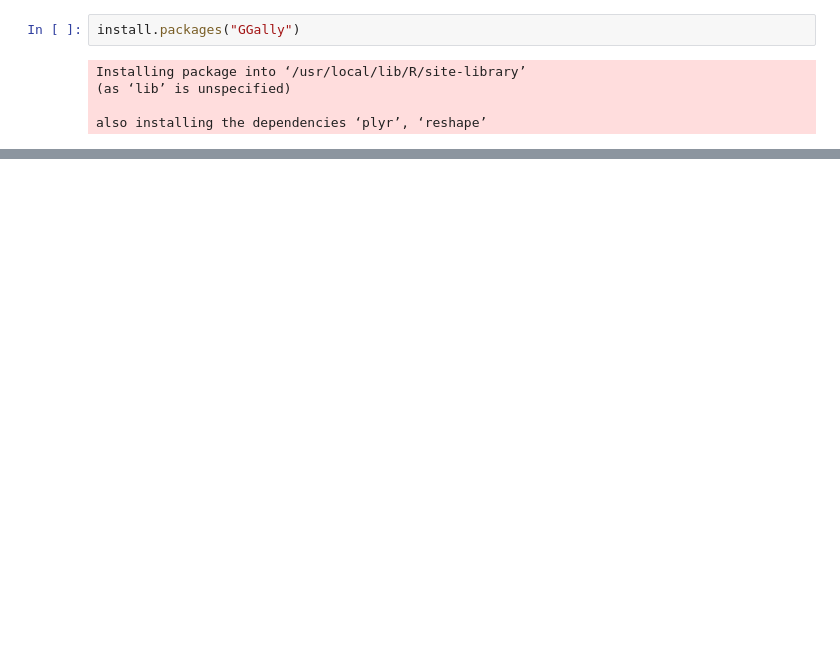
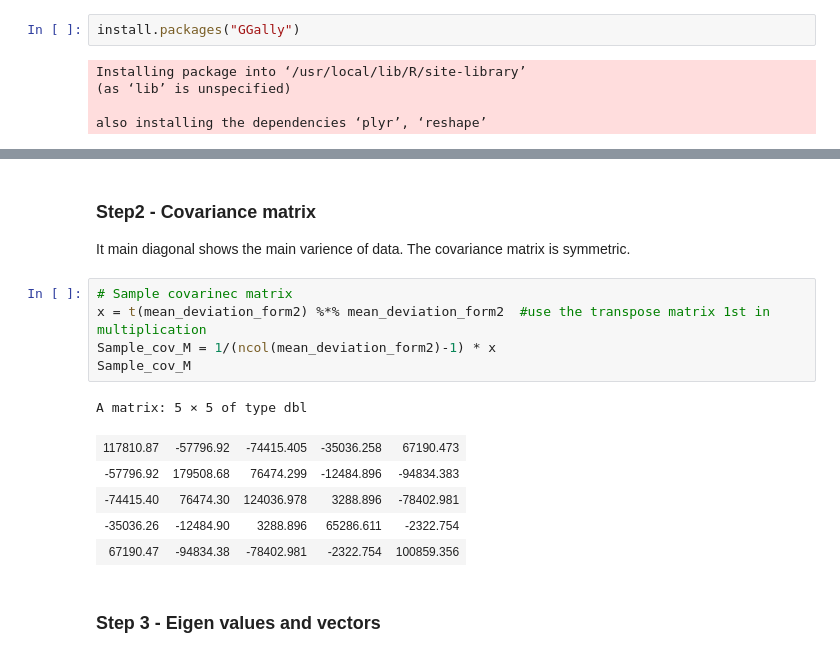
Before and after one commit to VindaShinde/R-Projects, a Jupyter notebook: PCA_findings_ways.ipynb, the cells around one changed output, grey strips where cells are left out. Cells and saved outputs as stored; diff of their text form; blank space fills up the shorter version.

```diff
--- a/PCA_findings_ways.ipynb
+++ b/PCA_findings_ways.ipynb
@@ -141,0 +134,17 @@ A data.frame: 16 × 5
+# %% [markdown]
+### Step2 - Covariance matrix
+It main diagonal shows the main varience of data. The covariance matrix is symmetric.
+# %%
+# Sample covarinec matrix
+x = t(mean_deviation_form2) %*% mean_deviation_form2  #use the transpose matrix 1st in multiplication
+Sample_cov_M = 1/(ncol(mean_deviation_form2)-1) * x
+Sample_cov_M
+# %% [output]
+A matrix: 5 × 5 of type dbl
+| 117810.87 | -57796.92 | -74415.405 | -35036.258 | 67190.473 |
+| -57796.92 | 179508.68 | 76474.299 | -12484.896 | -94834.383 |
+| -74415.40 | 76474.30 | 124036.978 | 3288.896 | -78402.981 |
+| -35036.26 | -12484.90 | 3288.896 | 65286.611 | -2322.754 |
+| 67190.47 | -94834.38 | -78402.981 | -2322.754 | 100859.356 |
+# %% [markdown]
+### Step 3 - Eigen values and vectors
```
Also changed, not shown: parts of 20 cells of this notebook.
